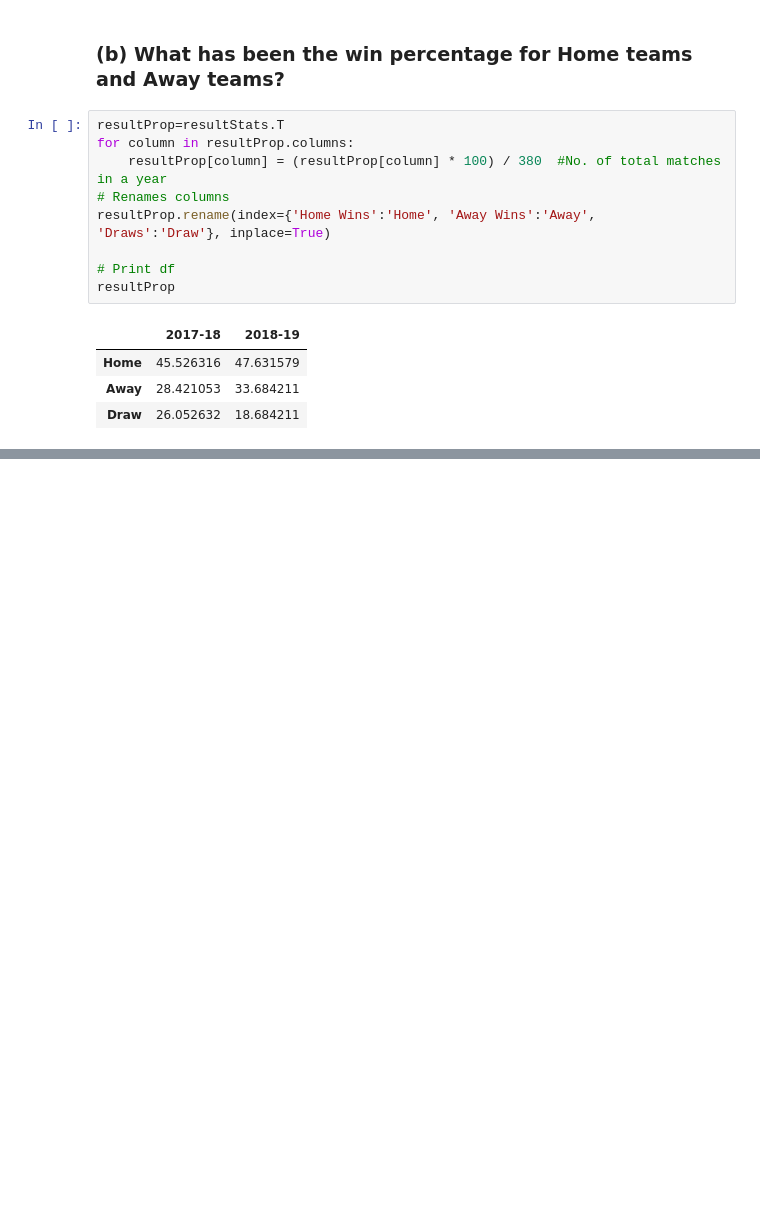
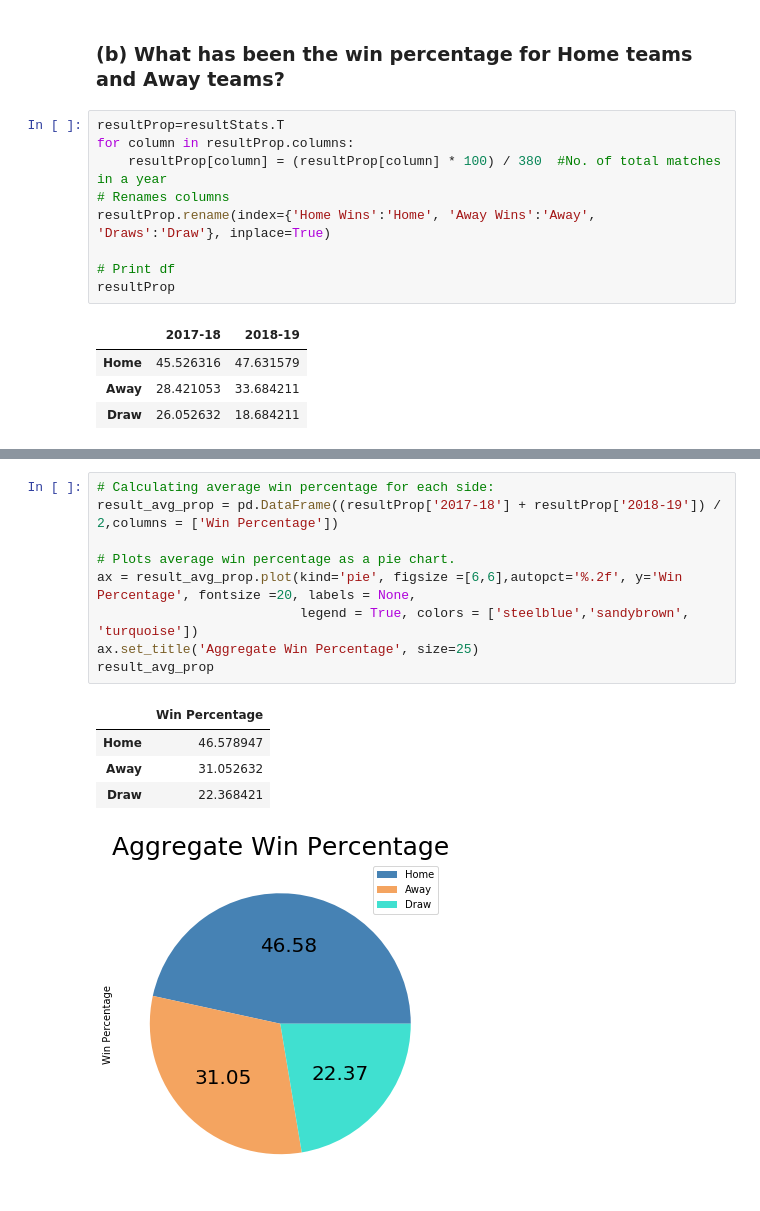
Before and after one commit to itsbhardwaj/Football-Analysis, a Jupyter notebook: MyFootball/Football Analysis.ipynb, the cells around one changed output, grey strips where cells are left out. Drawn from its saved outputs; the diff is of its cells as text; blank space fills up the shorter version.

```diff
--- a/MyFootball/Football Analysis.ipynb
+++ b/MyFootball/Football Analysis.ipynb
@@ -284,0 +298,15 @@ resultProp
+# %%
+# Calculating average win percentage for each side:
+result_avg_prop = pd.DataFrame((resultProp['2017-18'] + resultProp['2018-19']) / 2,columns = ['Win Percentage'])
+
+# Plots average win percentage as a pie chart.
+ax = result_avg_prop.plot(kind='pie', figsize =[6,6],autopct='%.2f', y='Win Percentage', fontsize =20, labels = None,
+                          legend = True, colors = ['steelblue','sandybrown', 'turquoise'])
+ax.set_title('Aggregate Win Percentage', size=25)
+result_avg_prop
+# %% [output]
+|  | Win Percentage |
+| Home | 46.578947 |
+| Away | 31.052632 |
+| Draw | 22.368421 |
+[figure, added]
```
Also changed, not shown: parts of 20 cells of this notebook, 3 other files.
